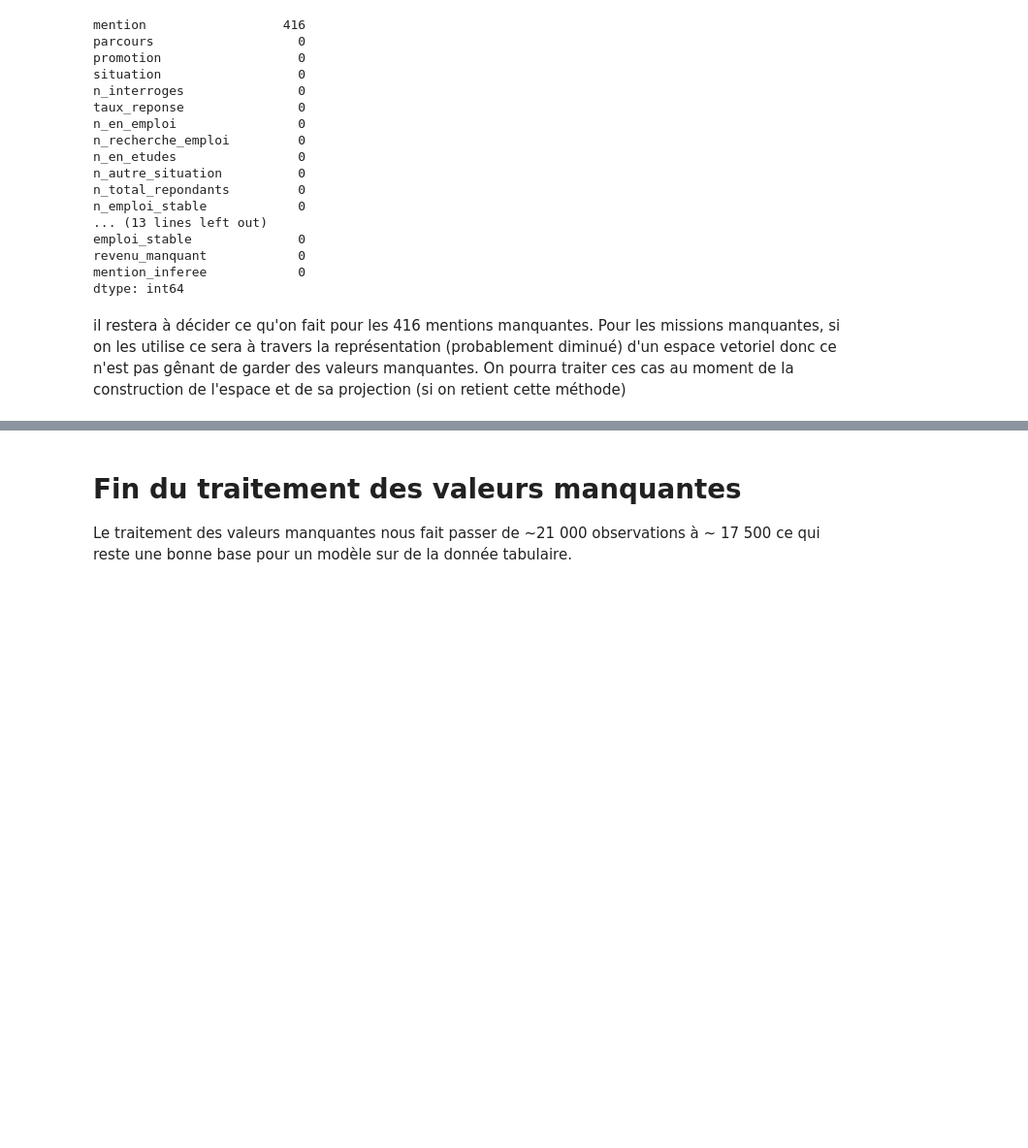
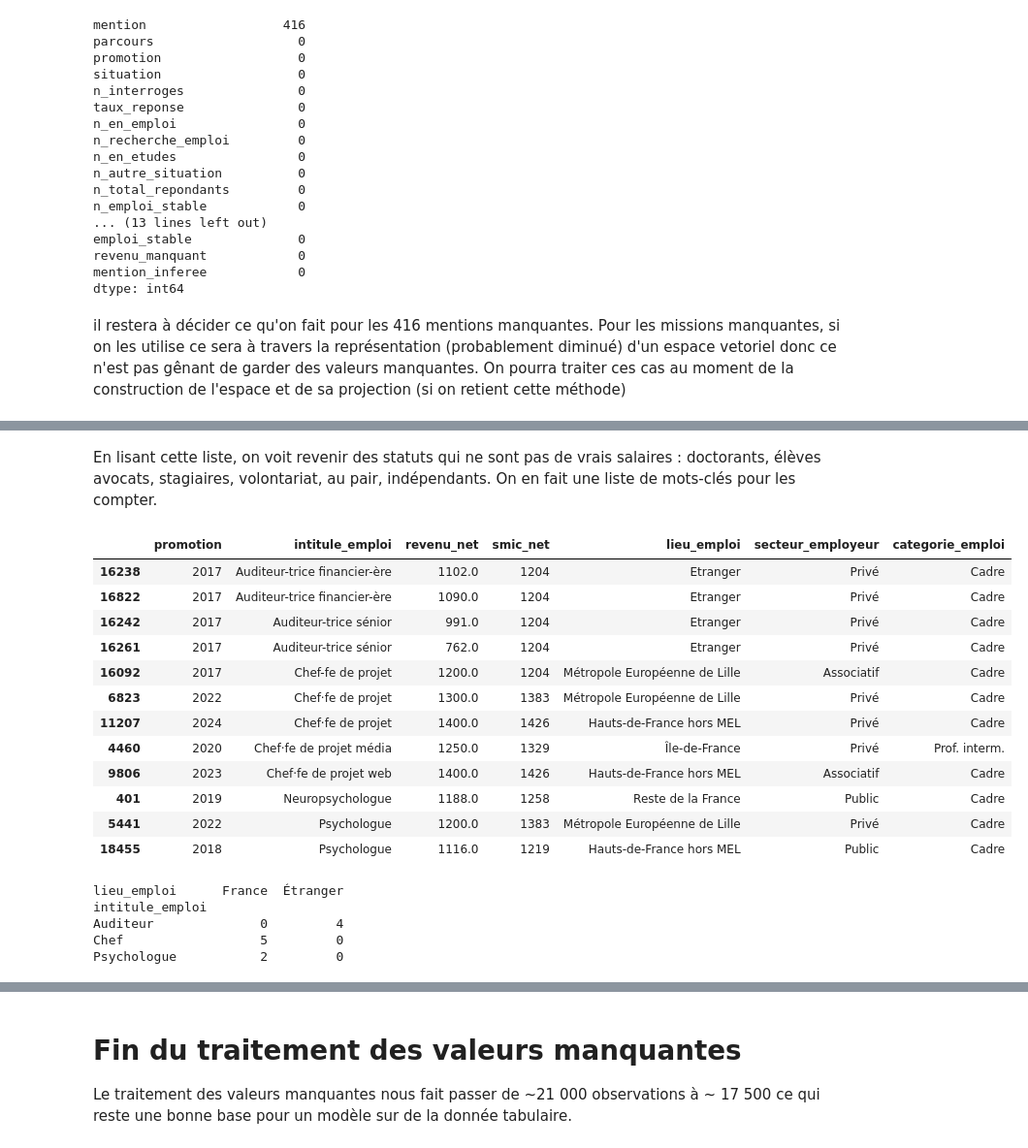
Before and after one commit to RomanDelbare/ML_masters_univ_lille, a Jupyter notebook: notebooks/nettoyage/01_valeurs_manquantes.ipynb, the cells around one changed output, grey strips where cells are left out. Shown at 97% size. Cells and saved outputs as stored; diff of their text form; code cells hidden in the pictures; blank space fills up the shorter version.

```diff
--- a/notebooks/nettoyage/01_valeurs_manquantes.ipynb
+++ b/notebooks/nettoyage/01_valeurs_manquantes.ipynb
@@ -1190,0 +1255,31 @@ il restera à décider ce qu'on fait pour les 416 mentions manquantes. Pour les
+# %% [markdown]
+En lisant cette liste, on voit revenir des statuts qui ne sont pas de vrais salaires : doctorants, élèves avocats, stagiaires, volontariat, au pair, indépendants. On en fait une liste de mots-clés pour les compter.
+# %%
+# Cas étonnants sous le SMIC on regarde où ils travaillent et dans quel secteur
+etonnants = bas[bas["intitule_emploi"].str.contains("Auditeur|Psychologue|Chef.fe de projet", case=False, regex=True, na=False)]
+
+colonnes = ["promotion", "intitule_emploi", "revenu_net", "smic_net", "lieu_emploi", "secteur_employeur", "categorie_emploi"]
+with pd.option_context("display.max_rows", None, "display.width", 250):
+    display(etonnants[colonnes].sort_values("intitule_emploi"))
+
+print(pd.crosstab(etonnants["intitule_emploi"].str.extract(r"(Auditeur|Psychologue|Chef)", expand=False),
+                  etonnants["lieu_emploi"].str.contains("tranger", na=False).map({True: "Étranger", False: "France"})))
+# %% [output]
+|  | promotion | intitule_emploi | revenu_net | smic_net | lieu_emploi | secteur_employeur | categorie_emploi |
+| 16238 | 2017 | Auditeur-trice financier-ère | 1102.0 | 1204 | Etranger | Privé | Cadre |
+| 16822 | 2017 | Auditeur-trice financier-ère | 1090.0 | 1204 | Etranger | Privé | Cadre |
+| 16242 | 2017 | Auditeur-trice sénior | 991.0 | 1204 | Etranger | Privé | Cadre |
+| 16261 | 2017 | Auditeur-trice sénior | 762.0 | 1204 | Etranger | Privé | Cadre |
+| 16092 | 2017 | Chef-fe de projet | 1200.0 | 1204 | Métropole Européenne de Lille | Associatif | Cadre |
+| 6823 | 2022 | Chef·fe de projet | 1300.0 | 1383 | Métropole Européenne de Lille | Privé | Cadre |
+| 11207 | 2024 | Chef·fe de projet | 1400.0 | 1426 | Hauts-de-France hors MEL | Privé | Cadre |
+| 4460 | 2020 | Chef·fe de projet média | 1250.0 | 1329 | Île-de-France | Privé | Prof. interm. |
+| 9806 | 2023 | Chef·fe de projet web | 1400.0 | 1426 | Hauts-de-France hors MEL | Associatif | Cadre |
+| 401 | 2019 | Neuropsychologue | 1188.0 | 1258 | Reste de la France | Public | Cadre |
+| 5441 | 2022 | Psychologue | 1200.0 | 1383 | Métropole Européenne de Lille | Privé | Cadre |
+| 18455 | 2018 | Psychologue | 1116.0 | 1219 | Hauts-de-France hors MEL | Public | Cadre |
+lieu_emploi      France  Étranger
+intitule_emploi
+Auditeur              0         4
+Chef                  5         0
+Psychologue           2         0
```
Also changed, not shown: parts of 21 cells of this notebook, 1 other file.
